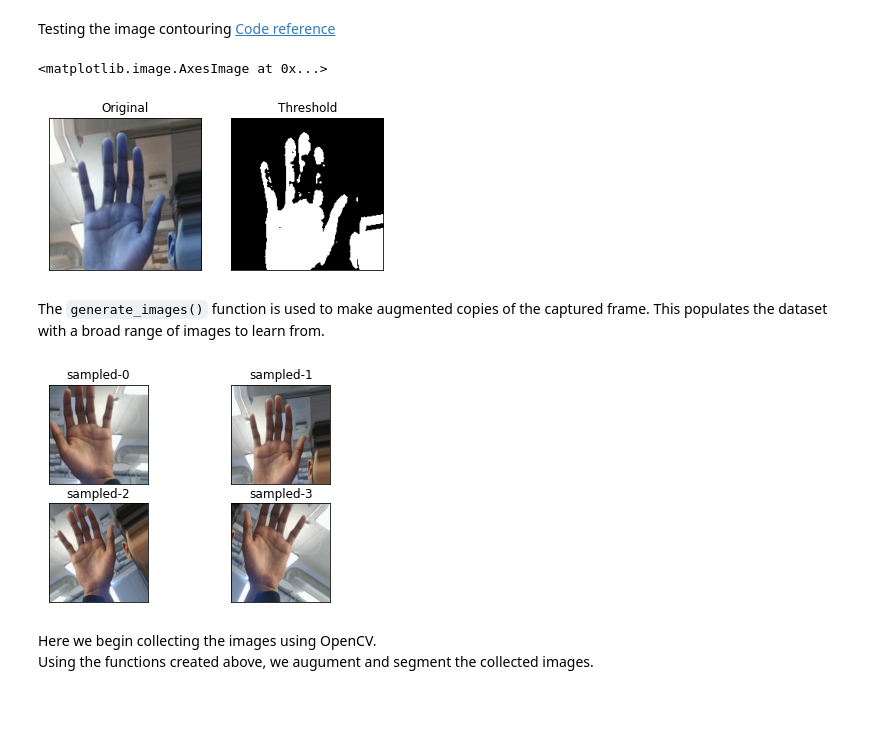
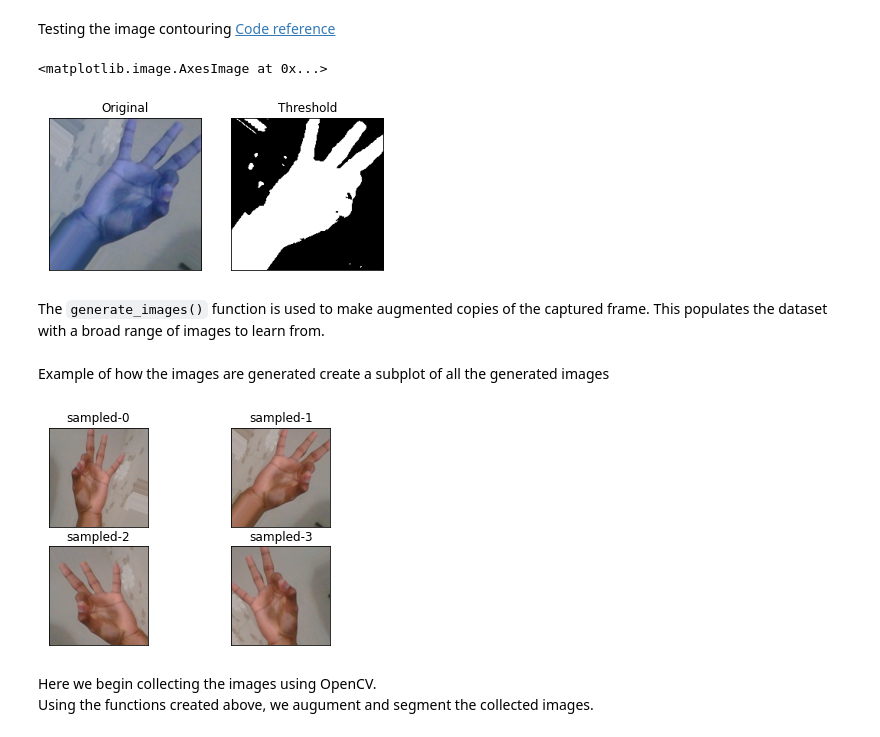
Before and after one commit to keshan-spec/Sign-Language-Classifier-CNN, a Jupyter notebook: custom-dataset.ipynb, the cells around one changed output. Saved outputs shown, nothing was run; the diff lists cells and outputs as text; code cells hidden in the pictures; blank space fills up the shorter version.

```diff
--- a/custom-dataset.ipynb
+++ b/custom-dataset.ipynb
@@ -37,25 +43,25 @@ def segment_hand_simple(img):
     ret, thresh = cv.threshold(skinMask, 100, 255, cv.THRESH_BINARY)
     return thresh
 # %%
-img_path = "images/train/f/sampled-1.png"
+img_path = "images/train/f/sampled-0-1.png"
 img = cv.imread(img_path)
 
 thresh = segment_hand_simple(img)
 
 fig, ax = plt.subplots(1, 2)
 ax[0].imshow(img)
 ax[1].imshow(thresh)
 ax[0].set_title("Original")
 ax[1].set_title("Threshold")
 ax[0].set_xticks([])
 ax[0].set_yticks([])
 ax[1].set_xticks([])
 ax[1].set_yticks([])
 
 plt.imshow(thresh, cmap='gray')
 # %% [output]
 <matplotlib.image.AxesImage at 0x...>
-[figure, old version]
+[figure, new version]
 # %% [markdown]
 The ``generate_images()`` function is used to make augmented copies of the captured frame. This populates the dataset with a broad range of images to learn from.
 # %%
@@ -90,22 +92,22 @@ def generate_images(img, prefix='sampled'):
         plt.show()
     except Exception as e:
         print(f"[ERROR]  {e}")
+# %% [markdown]
+Example of how the images are generated
+create a subplot of all the generated images
 # %%
 # os.chdir(ROOT)
 
-'''
-Example of how the images are generated
-create a subplot of all the generated images
-'''
+
 fig, ax = plt.subplots(2, 2)
-images = [image.load_img(f'images/train/f/sampled-{i}.png') for i in range(4)]
+images = [image.load_img(f'images/train/f/sampled-0-{i}.png') for i in range(4)]
 for i, img in enumerate(images):
     ax[i // 2, i % 2].imshow(img)
     ax[i // 2, i % 2].set_xticks([])
     ax[i // 2, i % 2].set_yticks([])
     ax[i // 2, i % 2].set_title(f'sampled-{i}')
 # %% [output]
-[figure, old version]
+[figure, new version]
 # %%
 def chdir(path):
     if os.path.exists(f'images/{path}'):
```
Also changed, not shown: parts of 40 cells of this notebook.
